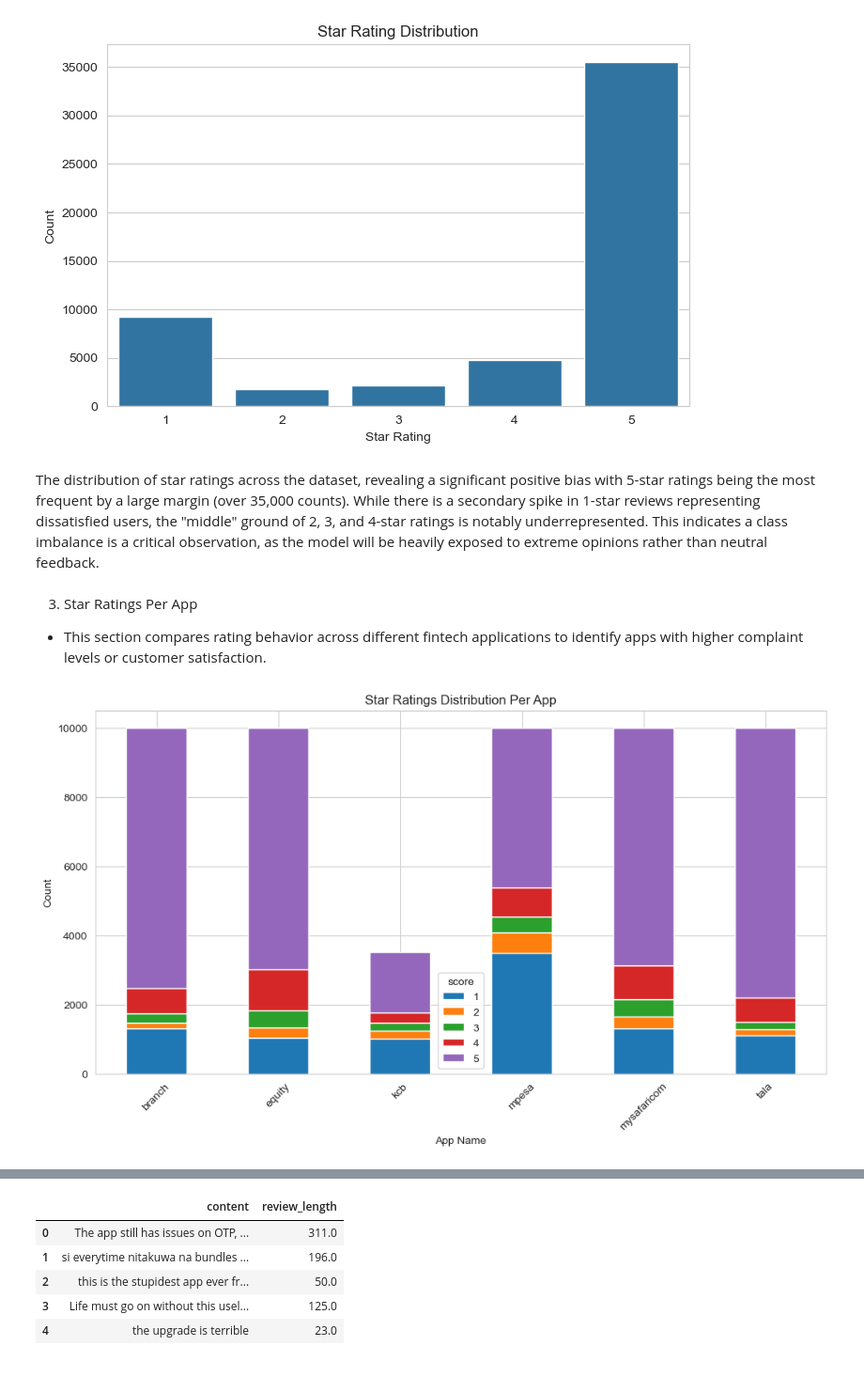
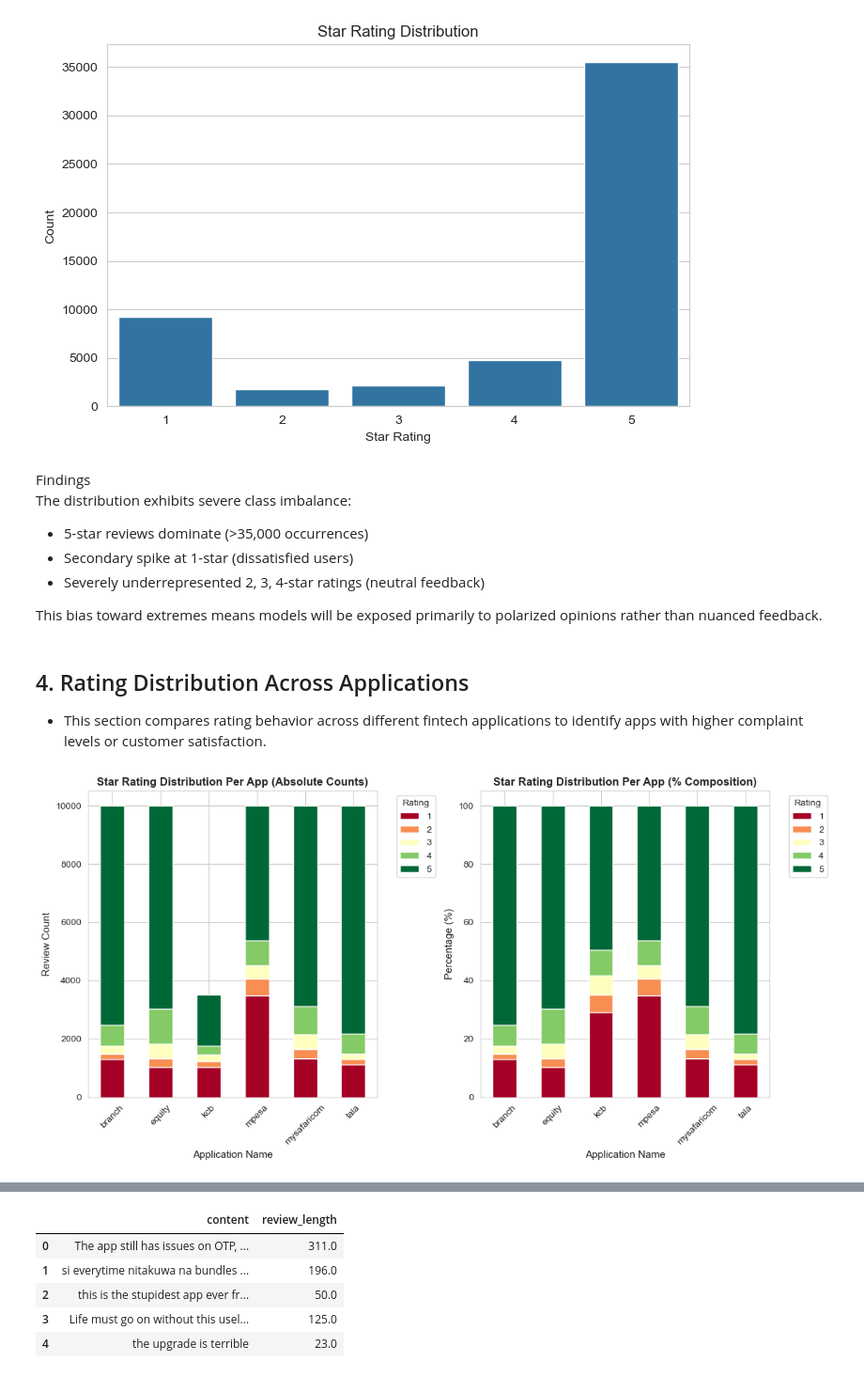
Before and after one commit to chepbree/Pesa-Salama-Classifier, a Jupyter notebook: notebooks/02.exploratory_data_analysis.ipynb, the cells around one changed output, grey strips where cells are left out. Shown at 94% size. Saved outputs shown, nothing was run; the diff lists cells and outputs as text; code cells hidden in the pictures.

```diff
--- a/notebooks/02.exploratory_data_analysis.ipynb
+++ b/notebooks/02.exploratory_data_analysis.ipynb
@@ -128,29 +149,61 @@ score
 Name: count, dtype: int64
 [figure]
 # %% [markdown]
-The distribution of star ratings across the dataset, revealing a significant positive bias with 5-star ratings being the most frequent by a large margin (over 35,000 counts). While there is a secondary spike in 1-star reviews representing dissatisfied users, the "middle" ground of 2, 3, and 4-star ratings is notably underrepresented. This indicates a class imbalance is a critical observation, as the model will be heavily exposed to extreme opinions rather than neutral feedback.
+Findings <br>
+The distribution exhibits severe class imbalance:
+
+- 5-star reviews dominate (>35,000 occurrences)
+- Secondary spike at 1-star (dissatisfied users)
+- Severely underrepresented 2, 3, 4-star ratings (neutral feedback)
+
+This bias toward extremes means models will be exposed primarily to polarized opinions rather than nuanced feedback.
 # %% [markdown]
-3. Star Ratings Per App
+## 4. Rating Distribution Across Applications
 - This section compares rating behavior across different fintech applications to identify apps with higher complaint levels or customer satisfaction.
 # %%
+# Create rating distribution matrix
 ratings_by_app = pd.crosstab(
     df['app_name'],
-    df['score']
+    df['score'],
+    margins=False
 )
 
+# Normalize to show proportions
+ratings_by_app_pct = ratings_by_app.div(ratings_by_app.sum(axis=1), axis=0) * 100
+
+# Visualization
+fig, axes = plt.subplots(1, 2, figsize=(16, 6))
+
+# Stacked bar chart (absolute counts)
 ratings_by_app.plot(
     kind='bar',
     stacked=True,
-    figsize=(12,6)
+    figsize=(12, 6),
+    ax=axes[0],
+    colormap='RdYlGn'
 )
+axes[0].set_title('Star Rating Distribution Per App (Absolute Counts)', fontsize=12, fontweight='bold')
+axes[0].set_xlabel('Application Name', fontsize=11)
+axes[0].set_ylabel('Review Count', fontsize=11)
+axes[0].legend(title='Rating', bbox_to_anchor=(1.05, 1), loc='upper left')
+axes[0].tick_params(axis='x', rotation=45)
 
-plt.title('Star Ratings Distribution Per App')
-plt.xlabel('App Name')
-plt.ylabel('Count')
+# Normalized bar chart (proportions)
+ratings_by_app_pct.plot(
+    kind='bar',
+    stacked=True,
+    figsize=(12, 6),
+    ax=axes[1],
+    colormap='RdYlGn'
+)
+axes[1].set_title('Star Rating Distribution Per App (% Composition)', fontsize=12, fontweight='bold')
+axes[1].set_xlabel('Application Name', fontsize=11)
+axes[1].set_ylabel('Percentage (%)', fontsize=11)
+axes[1].legend(title='Rating', bbox_to_anchor=(1.05, 1), loc='upper left')
+axes[1].tick_params(axis='x', rotation=45)
 
-plt.xticks(rotation=45)
-
+plt.tight_layout()
 plt.show()
 # %% [output]
-[figure, old version]
+[figure, new version]
 # %% [markdown]
```
Also changed, not shown: parts of 22 cells of this notebook.
